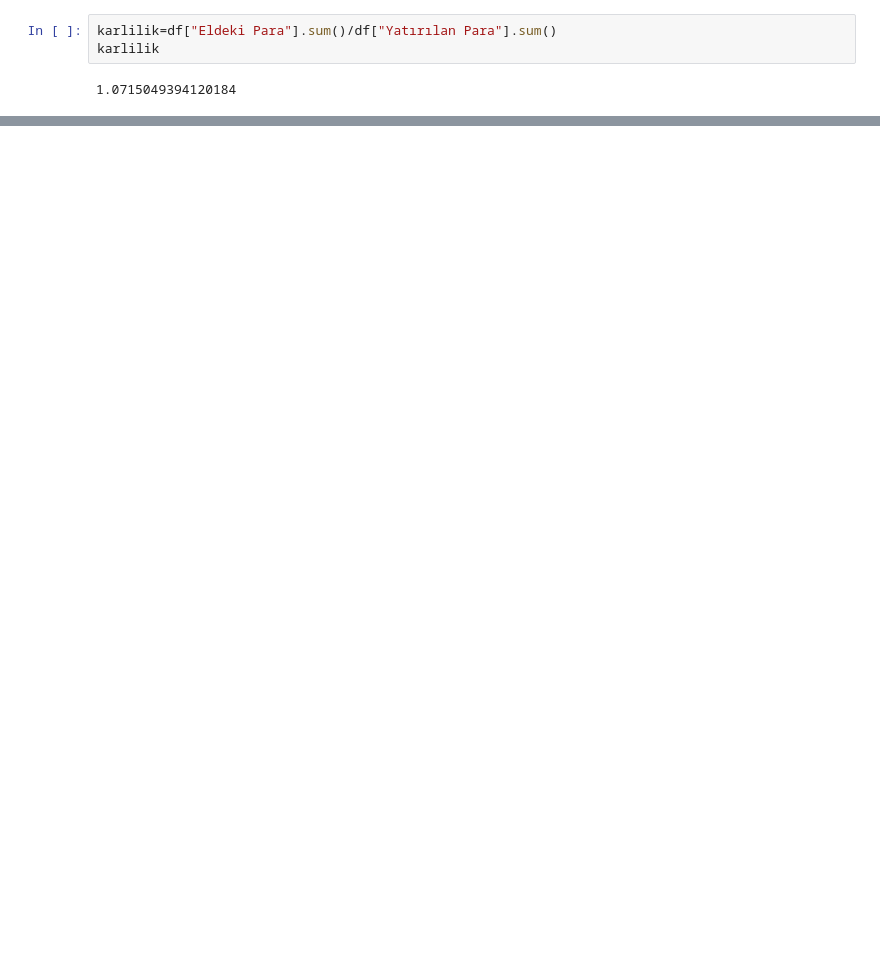
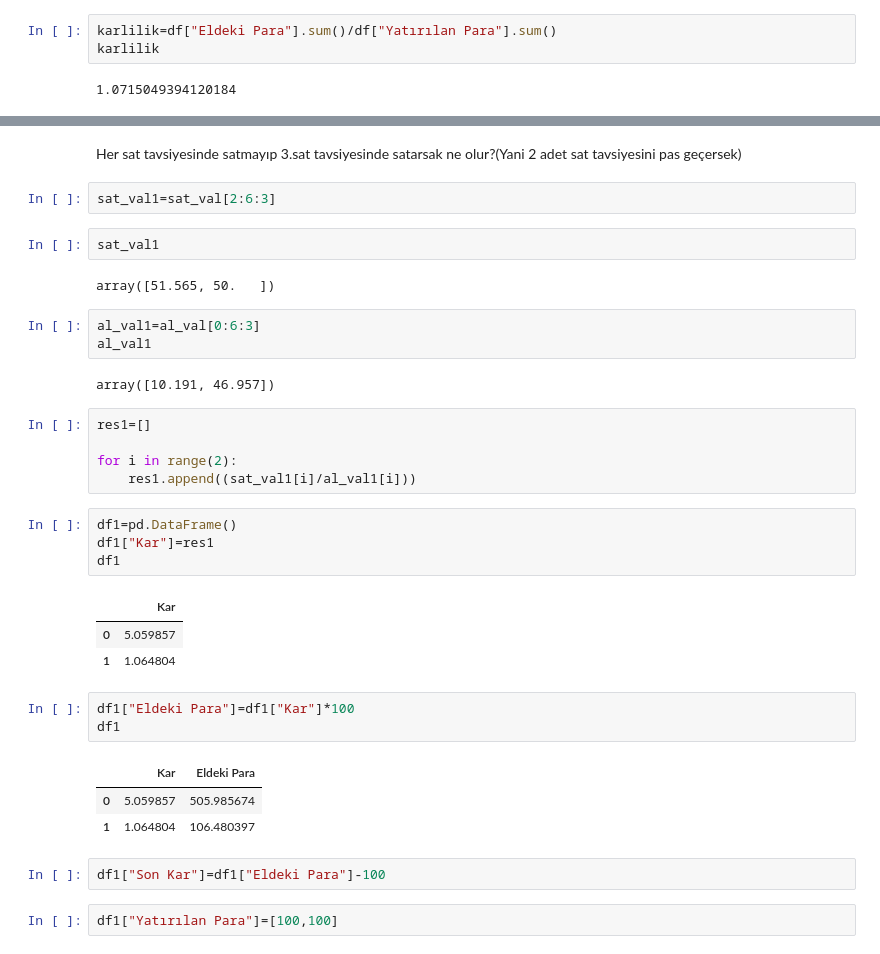
Before and after one commit to kaboya19/Borsa-Hisse-Analizi, a Jupyter notebook: project.ipynb, the cells around one changed output, grey strips where cells are left out. Saved outputs shown, nothing was run; the diff lists cells and outputs as text; blank space fills up the shorter version.

```diff
--- a/project.ipynb
+++ b/project.ipynb
@@ -216,0 +214,37 @@ karlilik
+# %% [markdown]
+Her sat tavsiyesinde satmayıp 3.sat tavsiyesinde satarsak ne olur?(Yani 2 adet sat tavsiyesini pas geçersek)
+# %%
+sat_val1=sat_val[2:6:3]
+# %%
+sat_val1
+# %% [output]
+array([51.565, 50.   ])
+# %%
+al_val1=al_val[0:6:3]
+al_val1
+# %% [output]
+array([10.191, 46.957])
+# %%
+res1=[]
+
+for i in range(2):
+    res1.append((sat_val1[i]/al_val1[i]))
+# %%
+df1=pd.DataFrame()
+df1["Kar"]=res1
+df1
+# %% [output]
+|  | Kar |
+| 0 | 5.059857 |
+| 1 | 1.064804 |
+# %%
+df1["Eldeki Para"]=df1["Kar"]*100
+df1
+# %% [output]
+|  | Kar | Eldeki Para |
+| 0 | 5.059857 | 505.985674 |
+| 1 | 1.064804 | 106.480397 |
+# %%
+df1["Son Kar"]=df1["Eldeki Para"]-100
+# %%
+df1["Yatırılan Para"]=[100,100]
```
Also changed, not shown: parts of 6 cells of this notebook.
